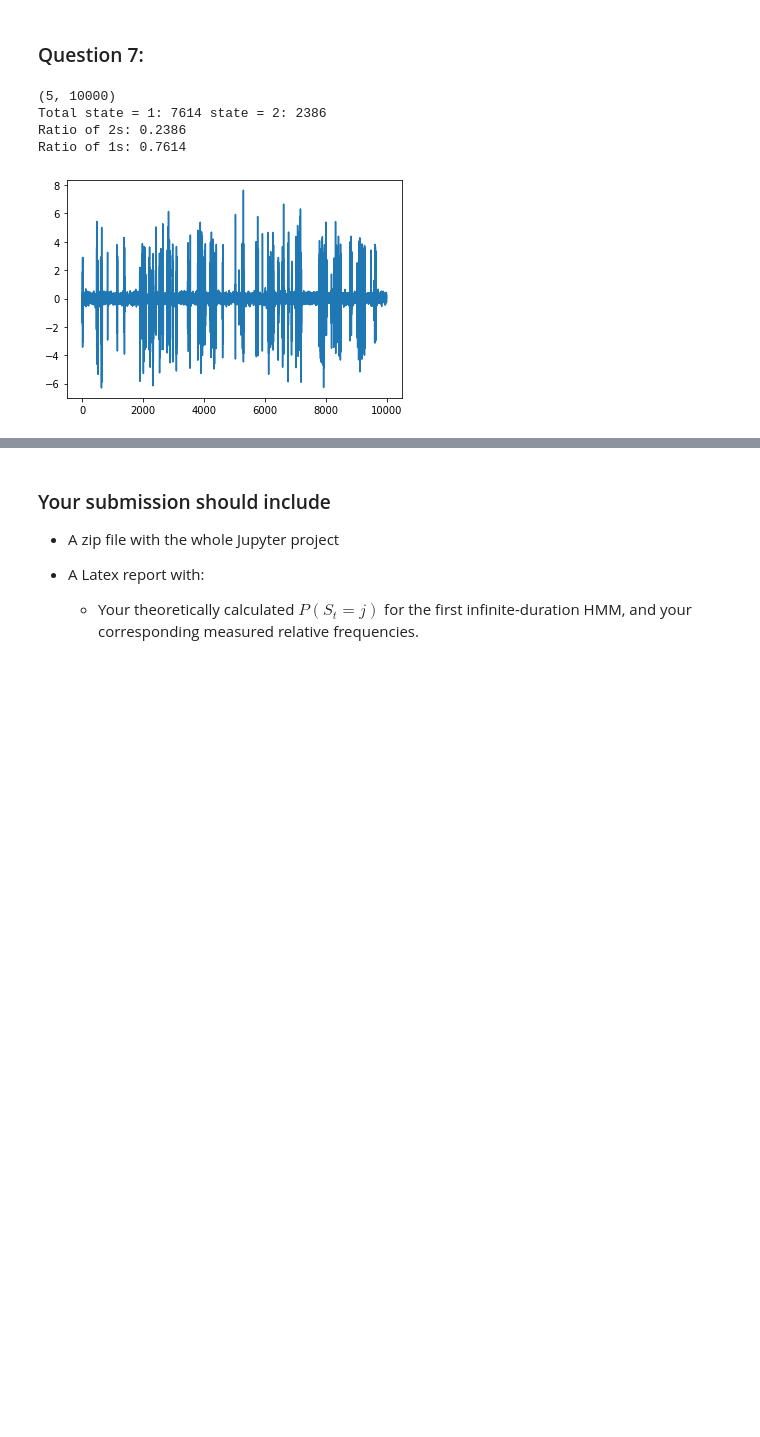
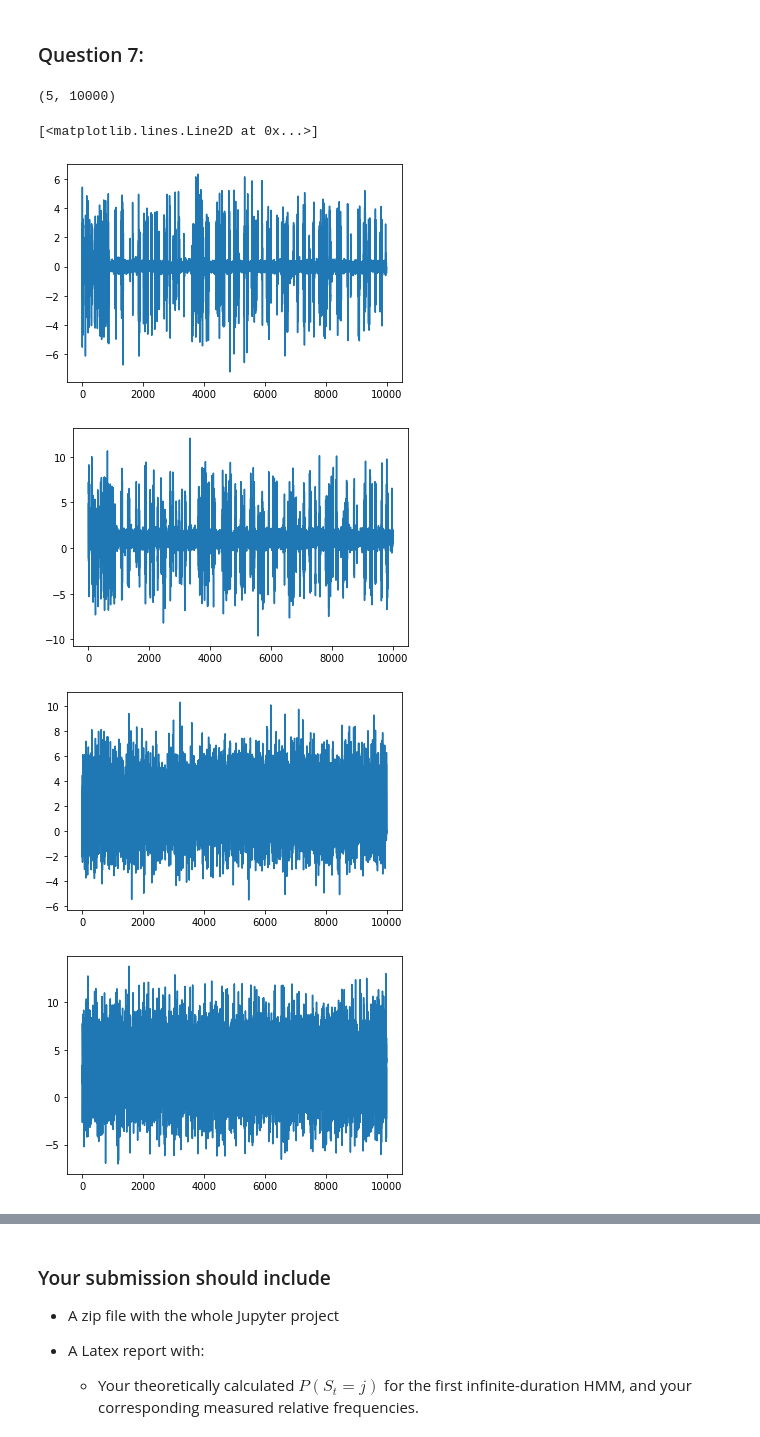
Before and after one commit to serkanardaa/Pattern-Assignment1, a Jupyter notebook: EQ2341_Assignment_1.ipynb, the cells around one changed output, grey strips where cells are left out. Cells and saved outputs as stored; diff of their text form; code cells hidden in the pictures; blank space fills up the shorter version.

```diff
--- a/EQ2341_Assignment_1.ipynb
+++ b/EQ2341_Assignment_1.ipynb
@@ -242,40 +251,40 @@ Ratio of 1s: 0.7647058823529411
 # %% [markdown]
 ### Question 7:
 # %%
+# Vector-valued state-conditional output distributions
 
-
-# Example: Define and use a simple infinite-duration HMM
-
-# State generator
-
+# Five dimensional output
 q = np.array( [ 0.75, 0.25 ] )
-mc = MarkovChain( q, np.array( [ [ 0.99, 0.01 ], [ 0.03, 0.97 ] ] ) )
+A = np.array( [ [ 0.99, 0.01 ], [ 0.03, 0.97 ] ] )
+mc = MarkovChain(q,A)
 
 g1 = GaussD( means=[0,1,2,3,4], stdevs=[0.2,0.5,2,3,4] )   # Distribution for state = 1
 g2 = GaussD( means=[0,1,2,3,4], stdevs=[2,3,2,3,4] )   # Distribution for state = 2
 h  = HMM( mc, [g1, g2])                # The HMM
 
 # Generate an output sequence
 x,s = h.rand( 10000 )
 
 s = s + 1 # since our code outputs j = 0,1 not j = 1,2
 
 print(x.shape)
 
+plt.figure(1)
+plt.plot( x[0] )
+plt.figure(2)
+plt.plot( x[1] )
+plt.figure(3)
+plt.plot( x[2] )
+plt.figure(4)
+plt.plot( x[3] )
+plt.figure(5)
+plt.plot( x[4] )
 
-plt.plot( x[0] )
-
-count_1 = np.count_nonzero(s == 2)
-count_0 = np.count_nonzero(s == 1)
-
-print('Total state = 1:',  count_0, 'state = 2:', count_1)
-
-print('Ratio of 2s:', count_1 / (count_1 + count_0))
-
-print('Ratio of 1s:', count_0 / (count_1 + count_0))
+# Verification?
 # %% [output]
 (5, 10000)
-Total state = 1: 7614 state = 2: 2386
-Ratio of 2s: 0.2386
-Ratio of 1s: 0.7614
+[<matplotlib.lines.Line2D at 0x...>]
-[figure, old version]
+[figure, new version]
+[figure, added]
+[figure, added]
+[figure, added]
```
Also changed, not shown: parts of 8 cells of this notebook, 1 other file.
